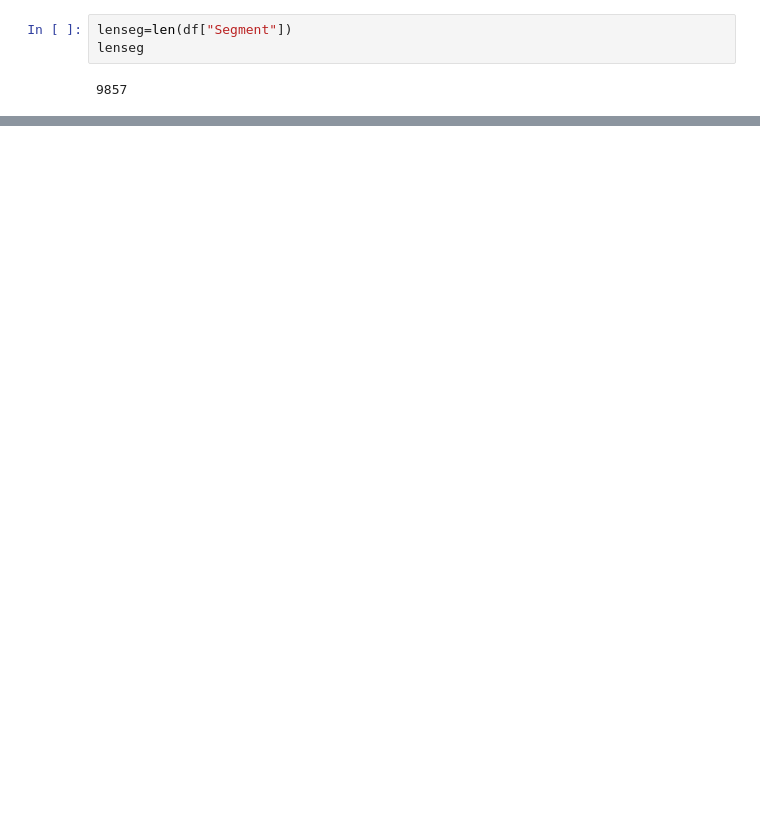
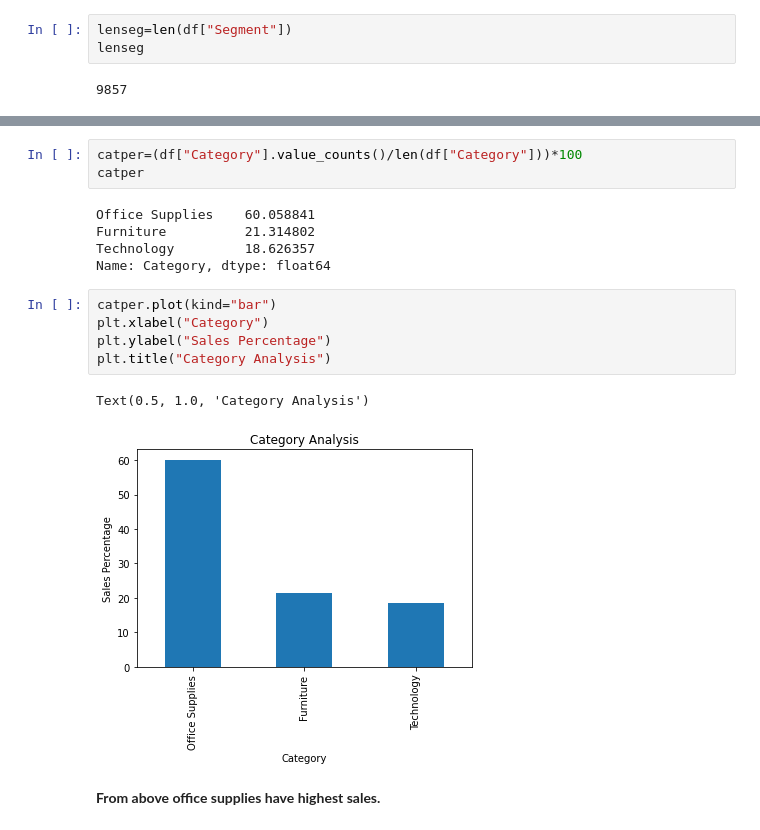
Before and after one commit to hetshah13/THE-SPARK-FOUNDATION-INTERNSHIP, a Jupyter notebook: Task3.ipynb, the cells around one changed output, grey strips where cells are left out. Cells and saved outputs as stored; diff of their text form; blank space fills up the shorter version.

```diff
--- a/Task3.ipynb
+++ b/Task3.ipynb
@@ -169,0 +250,18 @@ lenseg
+# %%
+catper=(df["Category"].value_counts()/len(df["Category"]))*100
+catper
+# %% [output]
+Office Supplies    60.058841
+Furniture          21.314802
+Technology         18.626357
+Name: Category, dtype: float64
+# %%
+catper.plot(kind="bar")
+plt.xlabel("Category")
+plt.ylabel("Sales Percentage")
+plt.title("Category Analysis")
+# %% [output]
+Text(0.5, 1.0, 'Category Analysis')
+[figure, added]
+# %% [markdown]
+**From above office supplies have highest sales.**
```
Also changed, not shown: parts of 18 cells of this notebook.
